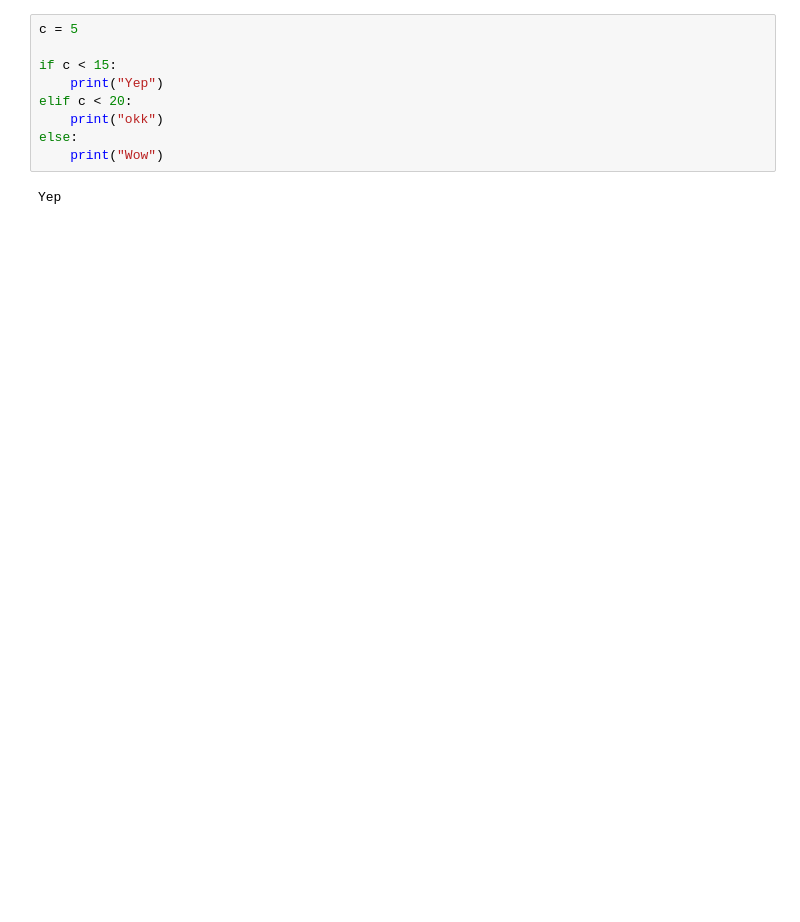
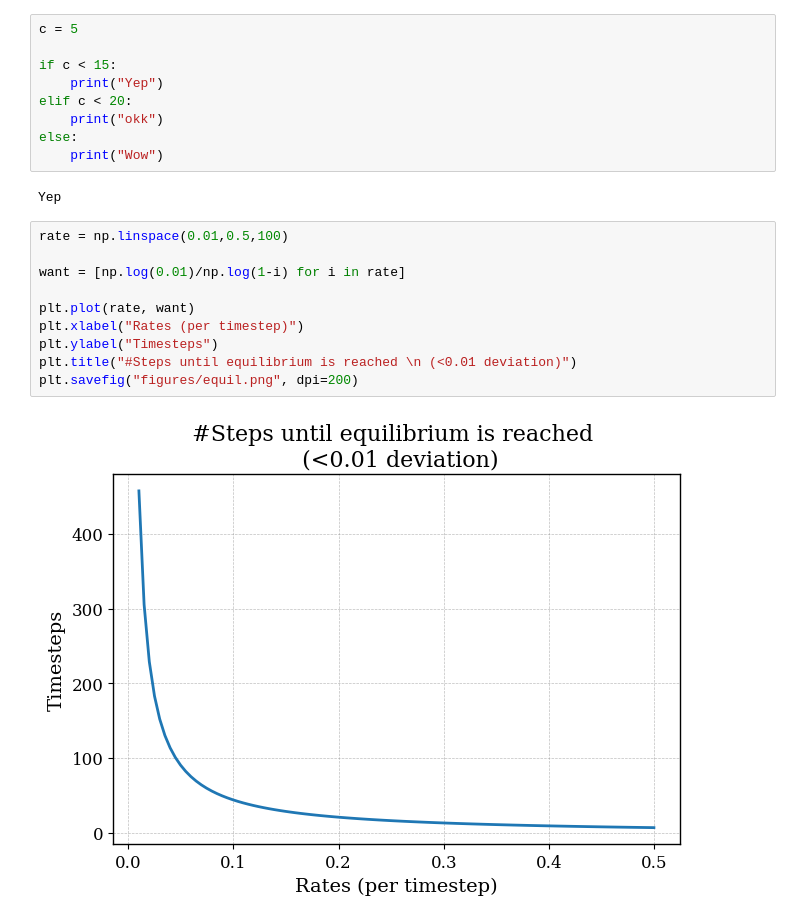
Before and after one commit to RicemanBoy/trafficRNA, a Jupyter notebook: playground.ipynb, the cells around one changed output. Drawn from its saved outputs; the diff is of its cells as text; blank space fills up the shorter version.

```diff
--- a/playground.ipynb
+++ b/playground.ipynb
@@ -51,3 +51,15 @@ else:
     print("Wow")
 # %% [output]
 Yep
+# %%
+rate = np.linspace(0.01,0.5,100)
+
+want = [np.log(0.01)/np.log(1-i) for i in rate]
+
+plt.plot(rate, want)
+plt.xlabel("Rates (per timestep)")
+plt.ylabel("Timesteps")
+plt.title("#Steps until equilibrium is reached \n (<0.01 deviation)")
+plt.savefig("figures/equil.png", dpi=200)
+# %% [output]
+[figure, added]
```
Also changed, not shown: parts of 7 cells of this notebook, 3 other files.
